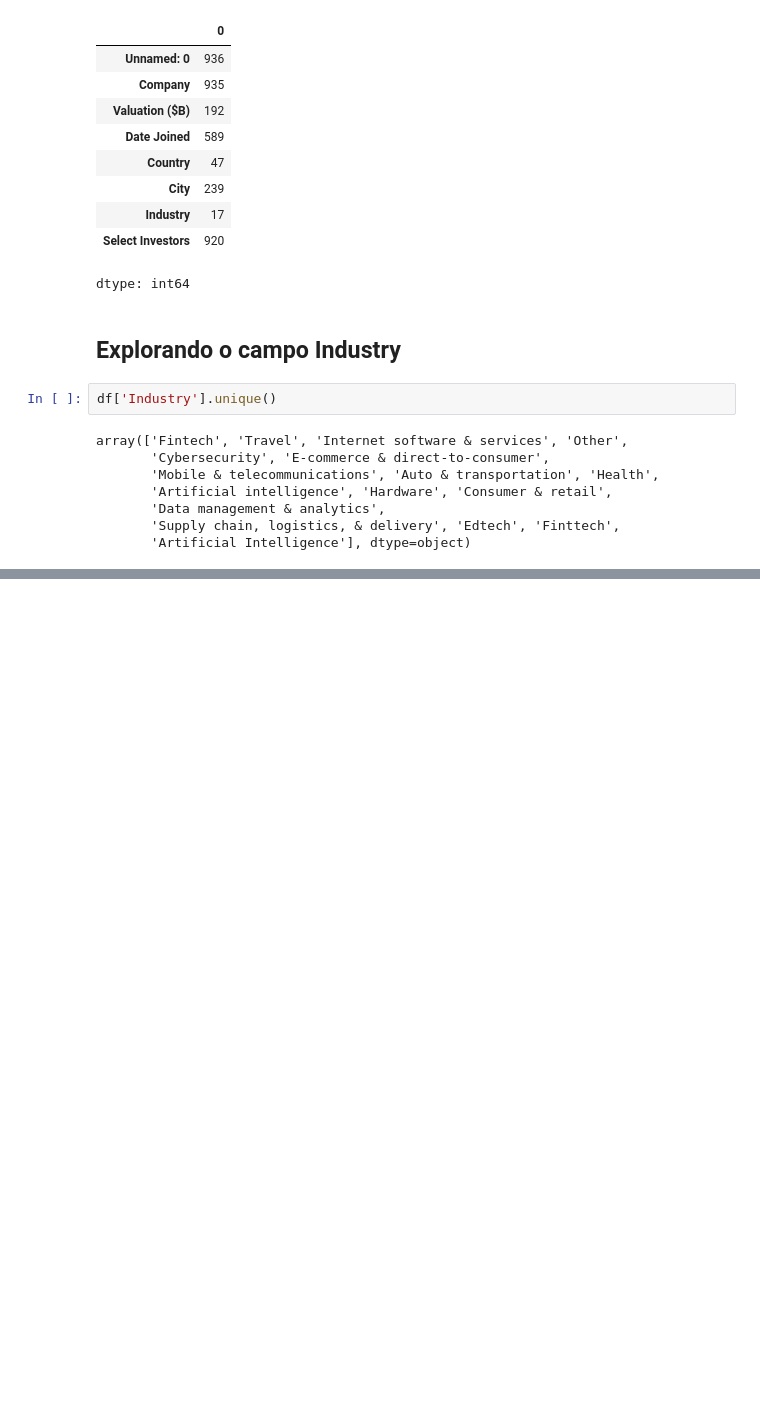
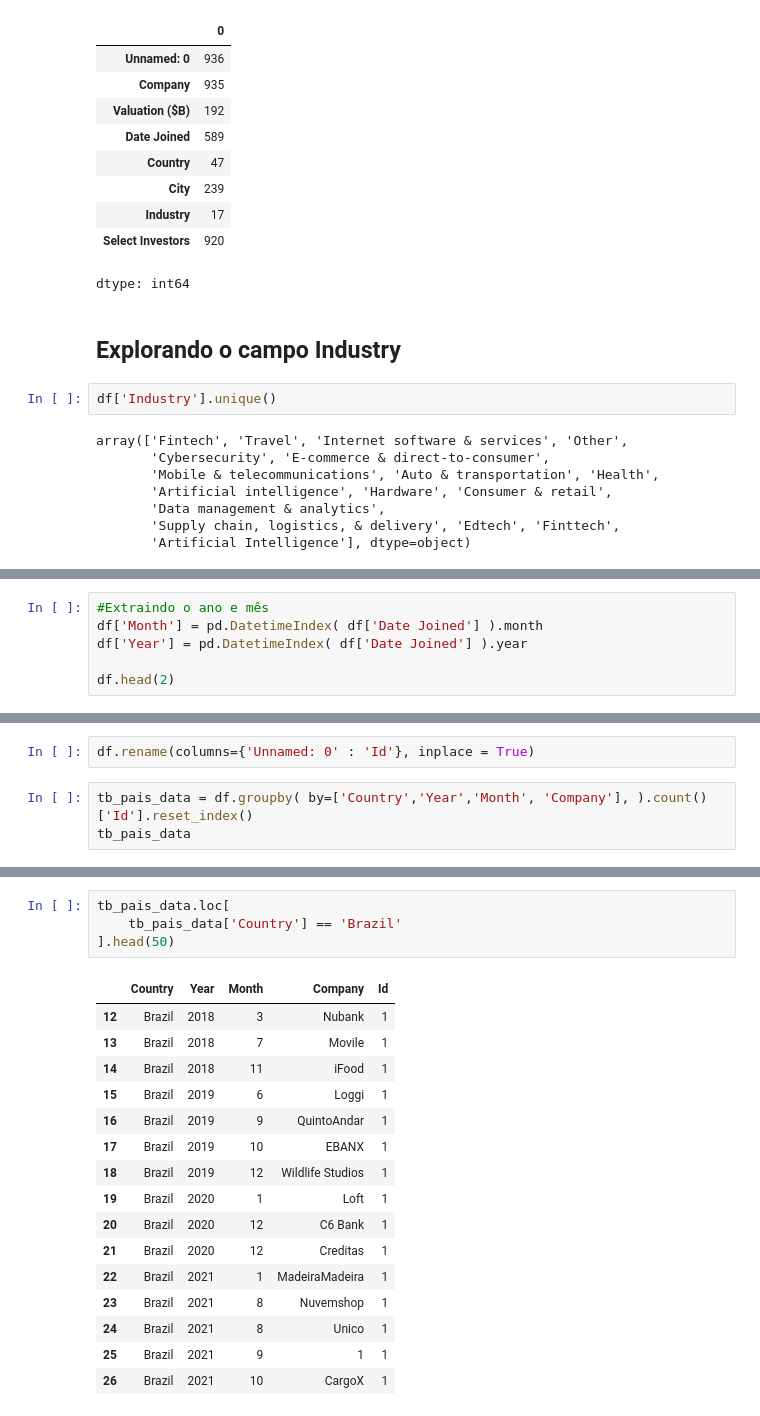
Before and after one commit to Vinicius-DataAnalyst/portfolio, a Jupyter notebook: 01_PROJ_Unicorn_March2025.ipynb, the cells around one changed output, grey strips where cells are left out. Cells and saved outputs as stored; diff of their text form; blank space fills up the shorter version.

```diff
--- a/01_PROJ_Unicorn_March2025.ipynb
+++ b/01_PROJ_Unicorn_March2025.ipynb
@@ -189,0 +246,6 @@ dtype: float64
+# %%
+#Extraindo o ano e mês
+df['Month'] = pd.DatetimeIndex( df['Date Joined'] ).month
+df['Year'] = pd.DatetimeIndex( df['Date Joined'] ).year
+
+df.head(2)
@@ -189,0 +256,5 @@ dtype: float64
+# %%
+df.rename(columns={'Unnamed: 0' : 'Id'}, inplace = True)
+# %%
+tb_pais_data = df.groupby( by=['Country','Year','Month', 'Company'], ).count()['Id'].reset_index()
+tb_pais_data
@@ -189,0 +275,21 @@ dtype: float64
+# %%
+tb_pais_data.loc[
+    tb_pais_data['Country'] == 'Brazil'
+].head(50)
+# %% [output]
+|  | Country | Year | Month | Company | Id |
+| 12 | Brazil | 2018 | 3 | Nubank | 1 |
+| 13 | Brazil | 2018 | 7 | Movile | 1 |
+| 14 | Brazil | 2018 | 11 | iFood | 1 |
+| 15 | Brazil | 2019 | 6 | Loggi | 1 |
+| 16 | Brazil | 2019 | 9 | QuintoAndar | 1 |
+| 17 | Brazil | 2019 | 10 | EBANX | 1 |
+| 18 | Brazil | 2019 | 12 | Wildlife Studios | 1 |
+| 19 | Brazil | 2020 | 1 | Loft | 1 |
+| 20 | Brazil | 2020 | 12 | C6 Bank | 1 |
+| 21 | Brazil | 2020 | 12 | Creditas | 1 |
+| 22 | Brazil | 2021 | 1 | MadeiraMadeira | 1 |
+| 23 | Brazil | 2021 | 8 | Nuvemshop | 1 |
+| 24 | Brazil | 2021 | 8 | Unico | 1 |
+| 25 | Brazil | 2021 | 9 | 1 | 1 |
+| 26 | Brazil | 2021 | 10 | CargoX | 1 |
```
Also changed, not shown: parts of 14 cells of this notebook.
